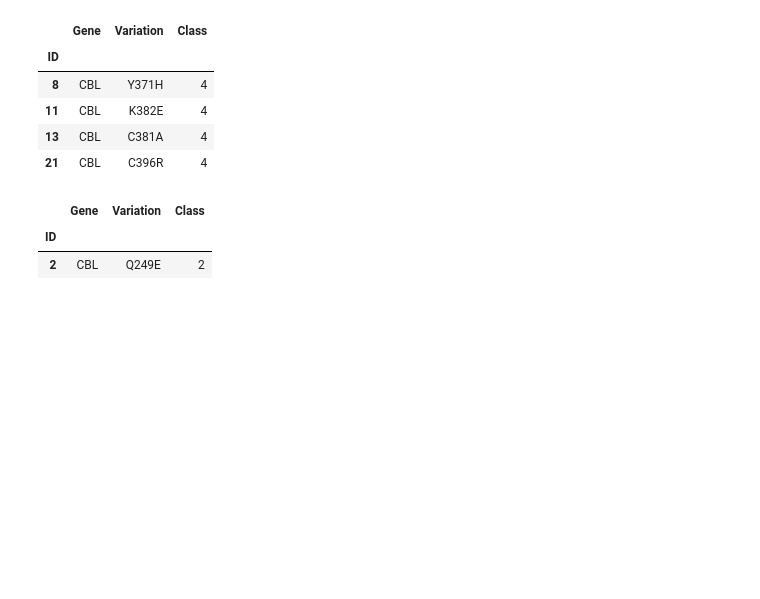
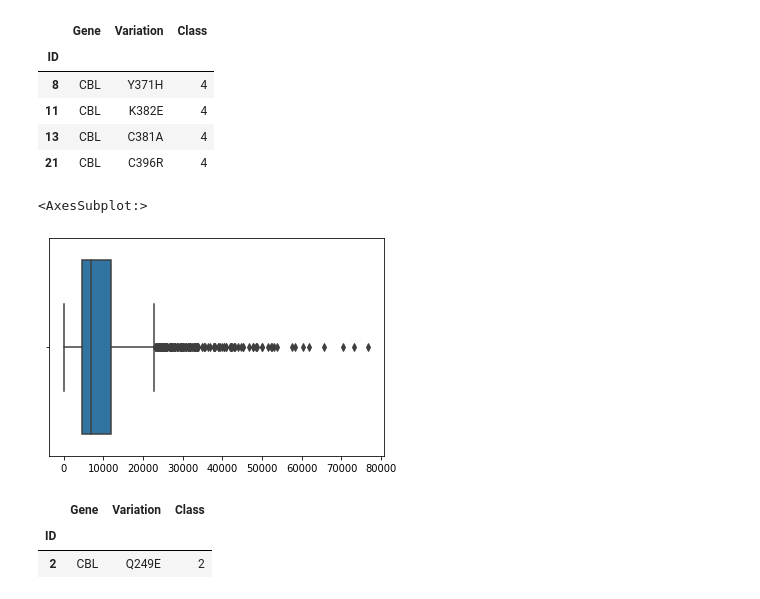
Before and after one commit to Chabname/RAPMC, a Jupyter notebook: notebook/Cancer_deep_learning.ipynb, the cells around one changed output. Drawn from its saved outputs; the diff is of its cells as text; code cells hidden in the pictures; blank space fills up the shorter version.

```diff
--- a/notebook/Cancer_deep_learning.ipynb
+++ b/notebook/Cancer_deep_learning.ipynb
@@ -8,7 +8,7 @@ import time
 file_train_text = "../../data/training_text/training_text"
 file_train_variant = "../../data/training_variants/training_variants"
 # %%
-train_text = pd.read_csv(file_train_text, sep = '\|\|')
+train_text = pd.read_csv(file_train_text, sep = '\|\|').dropna()
 train_text.index.name = "ID"
 train_text.columns = ["Text"]
 
@@ -23,6 +23,13 @@ train_variant[train_variant["Variation"].isin(["C396R", "H398Q", "Y371H", "K382E
 | 11 | CBL | K382E | 4 |
 | 13 | CBL | C381A | 4 |
 | 21 | CBL | C396R | 4 |
+# %%
+l = train_text.apply(lambda x:len(x["Text"].split()), axis = 1)
+# %%
+sns.boxplot(l)
+# %% [output]
+<AxesSubplot:>
+[figure, added]
 # %%
 train_variant[train_variant["Variation"] == "Q249E"]
 # %% [output]
```
